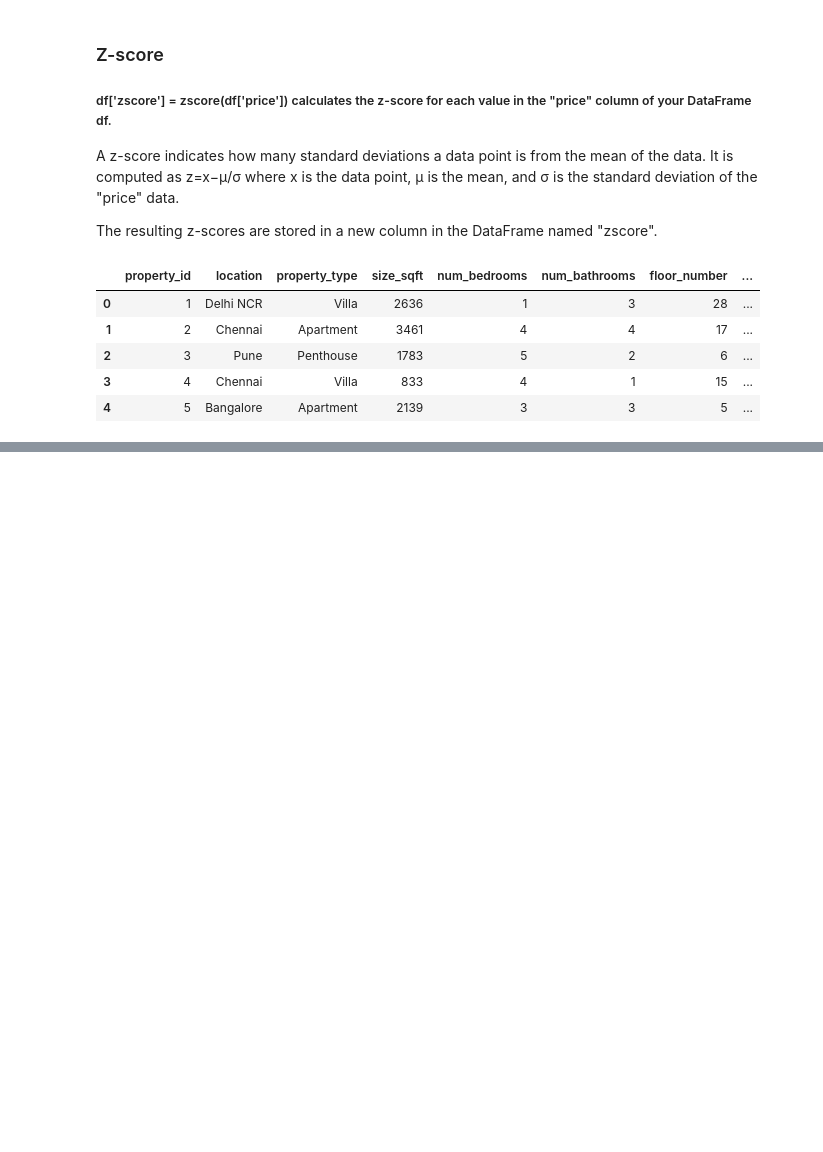
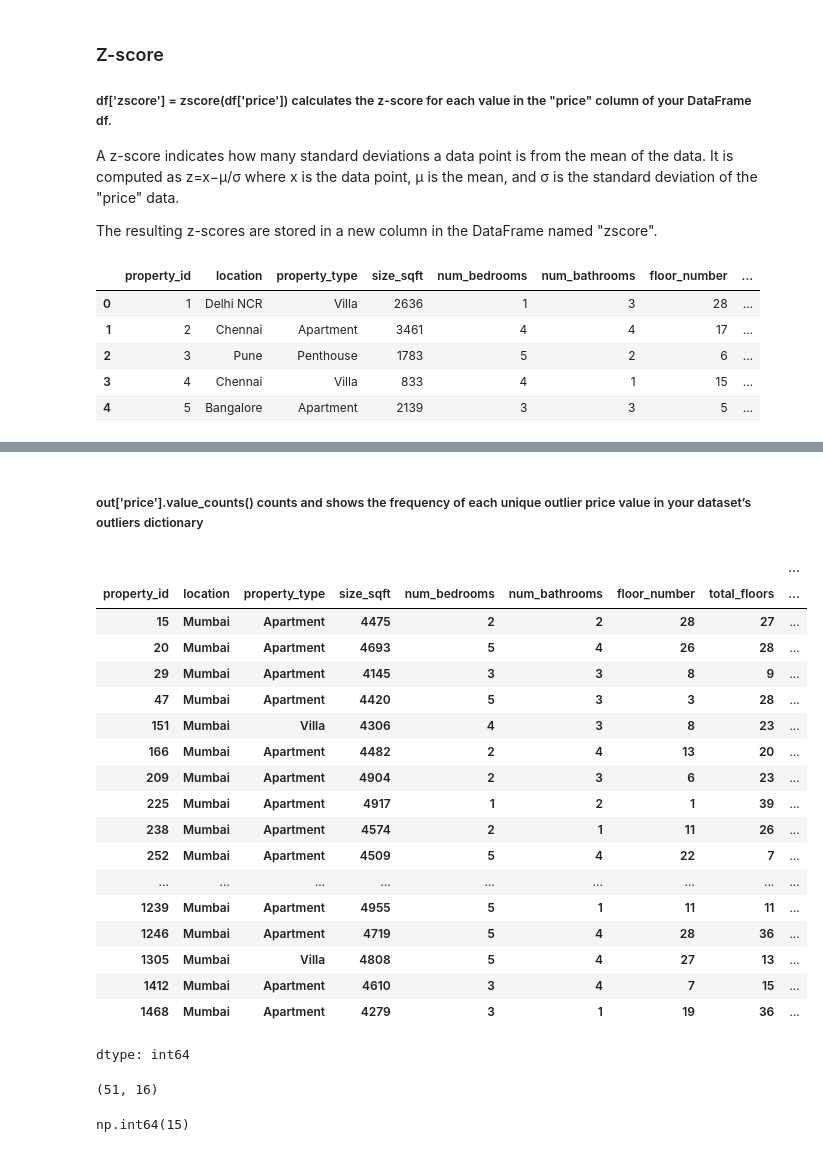
Before and after one commit to Siddhi-S-Thakur/EDA-RealEstate, a Jupyter notebook: EDA_on_Realtydataset.ipynb, the cells around one changed output, grey strips where cells are left out. Drawn from its saved outputs; the diff is of its cells as text; code cells hidden in the pictures; blank space fills up the shorter version.

```diff
--- a/EDA_on_Realtydataset.ipynb
+++ b/EDA_on_Realtydataset.ipynb
@@ -230,0 +261,10 @@ df.head()
+# %%
+q1 = np.percentile(df['price'],25)
+print(f' q1 = {q1}')
+
+q3 = np.percentile(df['price'],75)
+print(f' q3 =  {q3}')
+
+iqr = q3 - q1
+
+print(f' iqr = {iqr}')
@@ -230,0 +291,21 @@ df.head()
+# %%
+col = ['num_bedrooms', 'num_bathrooms', 'floor_number', 'total_floors', 'age_years', 'distance_to_metro_km', 'view_score', 'price']
+
+def outliers(df, column_names):
+
+  outlier_records = {}
+
+  for column in column_names:
+    q1 = df[column].quantile(0.25)
+    q3 = df[column].quantile(0.75)
+    iqr = q3 - q1
+    lower_bound = q1 - 1.5 * iqr
+    upper_bound = q3 + 1.5 * iqr
+
+    outlier = df[(df[column]<lower_bound) | (df[column]>upper_bound)]
+    outlier_records[column] = outlier
+
+  return (outlier_records)
+
+out = outliers(df,col)
+out
@@ -230,0 +352,32 @@ df.head()
+# %% [markdown]
+##### out['price'].value_counts() counts and shows the frequency of each unique outlier price value in your dataset’s outliers dictionary
+# %%
+out['price'].value_counts()
+# %% [output]
+|  |  |  |  |  |  |  |  | ... |
+| property_id | location | property_type | size_sqft | num_bedrooms | num_bathrooms | floor_number | total_floors | ... |
+| 15 | Mumbai | Apartment | 4475 | 2 | 2 | 28 | 27 | ... |
+| 20 | Mumbai | Apartment | 4693 | 5 | 4 | 26 | 28 | ... |
+| 29 | Mumbai | Apartment | 4145 | 3 | 3 | 8 | 9 | ... |
+| 47 | Mumbai | Apartment | 4420 | 5 | 3 | 3 | 28 | ... |
+| 151 | Mumbai | Villa | 4306 | 4 | 3 | 8 | 23 | ... |
+| 166 | Mumbai | Apartment | 4482 | 2 | 4 | 13 | 20 | ... |
+| 209 | Mumbai | Apartment | 4904 | 2 | 3 | 6 | 23 | ... |
+| 225 | Mumbai | Apartment | 4917 | 1 | 2 | 1 | 39 | ... |
+| 238 | Mumbai | Apartment | 4574 | 2 | 1 | 11 | 26 | ... |
+| 252 | Mumbai | Apartment | 4509 | 5 | 4 | 22 | 7 | ... |
+| ... | ... | ... | ... | ... | ... | ... | ... | ... |
+| 1239 | Mumbai | Apartment | 4955 | 5 | 1 | 11 | 11 | ... |
+| 1246 | Mumbai | Apartment | 4719 | 5 | 4 | 28 | 36 | ... |
+| 1305 | Mumbai | Villa | 4808 | 5 | 4 | 27 | 13 | ... |
+| 1412 | Mumbai | Apartment | 4610 | 3 | 4 | 7 | 15 | ... |
+| 1468 | Mumbai | Apartment | 4279 | 3 | 1 | 19 | 36 | ... |
+dtype: int64
+# %%
+out['price'].shape
+# %% [output]
+(51, 16)
+# %%
+(out['price']['zscore']>3).sum()
+# %% [output]
+np.int64(15)
```
Also changed, not shown: parts of 10 cells of this notebook.
